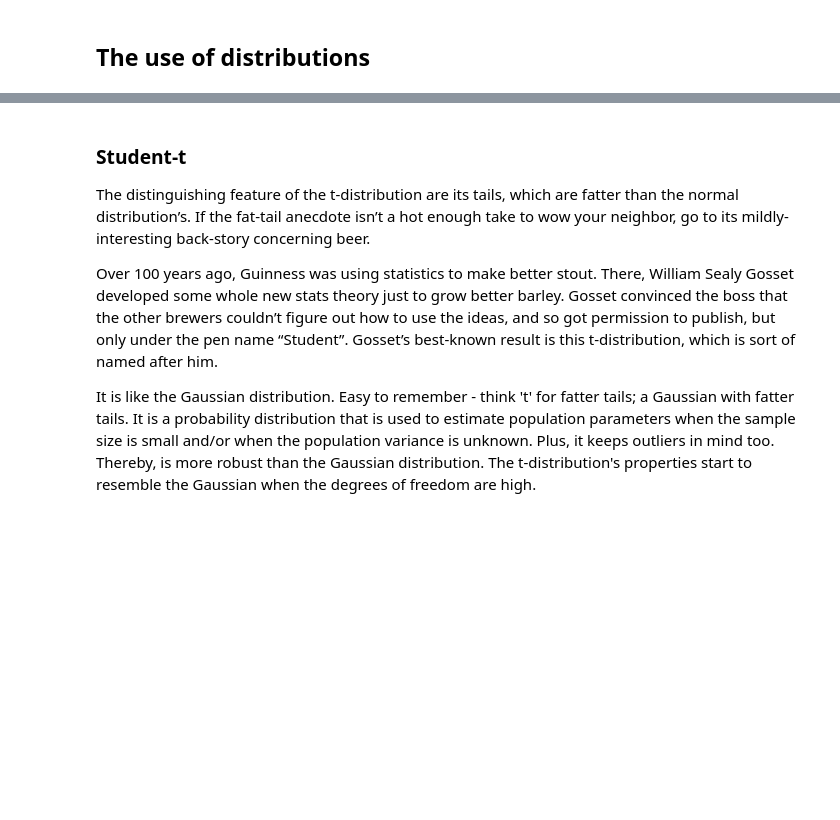
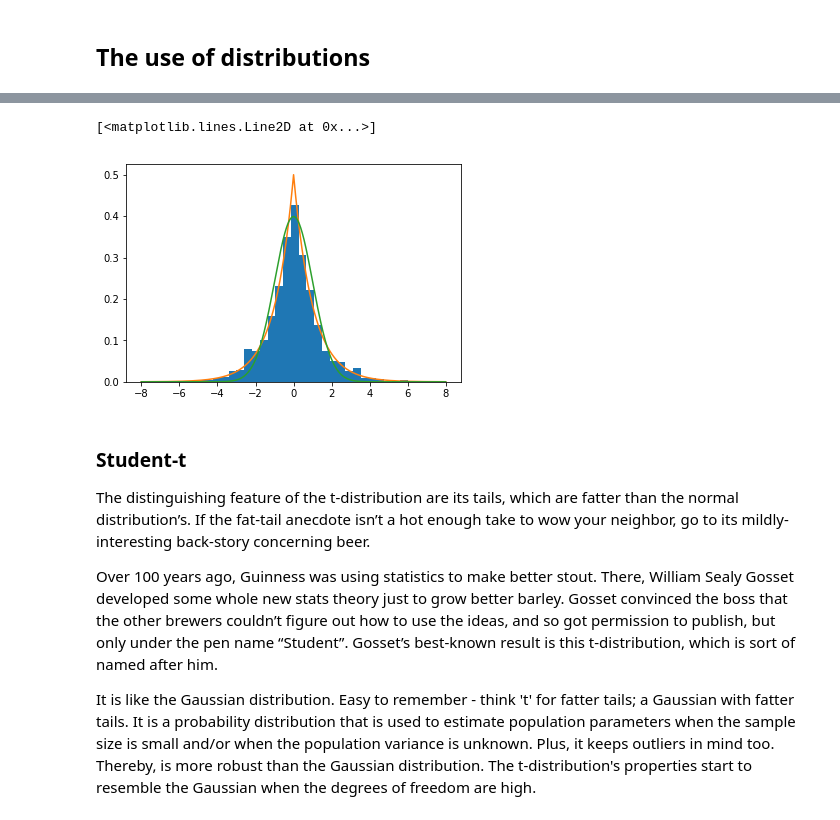
Before and after one commit to G00364778/52465_assignments, a Jupyter notebook: The Python numpy.random package.ipynb, the cells around one changed output, grey strips where cells are left out. Saved outputs shown, nothing was run; the diff lists cells and outputs as text; code cells hidden in the pictures; blank space fills up the shorter version.

Commit message:
Add laplace distribution plots and descriptive text

```diff
--- a/The Python numpy.random package.ipynb
+++ b/The Python numpy.random package.ipynb
@@ -95,4 +99,24 @@ Now the dice object content was permanently shuffled to be in a new random order
 The Laplace distribution (given after the name of Pierre-Laplace) is a distribution which again like the t-distribution can be used for robustness to outliers due to fatter tails. It is also called double exponential distribution due to being made up from 2 exponential functions. What is interesting about it is that it is quite similar to the Gaussian. Instead of mean (μ) and standard deviation (σ), Laplace has location (also μ) and diversity (b).
+# %%
+import numpy.random as rnd
+import matplotlib.pyplot as pl
+import numpy as np
+%matplotlib inline
+
+loc, scale = 0., 1. # set location and diversity
+s = rnd.laplace(loc, scale, 1000) # generate a random set
+count, bins, ignored = pl.hist(s, 30, density=True)
+
+x = np.arange(-8., 8., .01) # creat a list of x values
+pdf = np.exp(-abs(x-loc)/scale)/(2.*scale) #pdf - probability density function
+pl.plot(x, pdf)
+#gausian for comparisom in green
+g = (1/(scale * np.sqrt(2 * np.pi)) *np.exp(-(x - loc)**2 / (2 * scale**2)))
+pl.plot(x,g)
+#pl.show()
+# %% [output]
+[<matplotlib.lines.Line2D at 0x...>]
+[figure, added]
 # %% [markdown]
 ### Student-t
 
```
Also changed, not shown: parts of 2 cells of this notebook.
